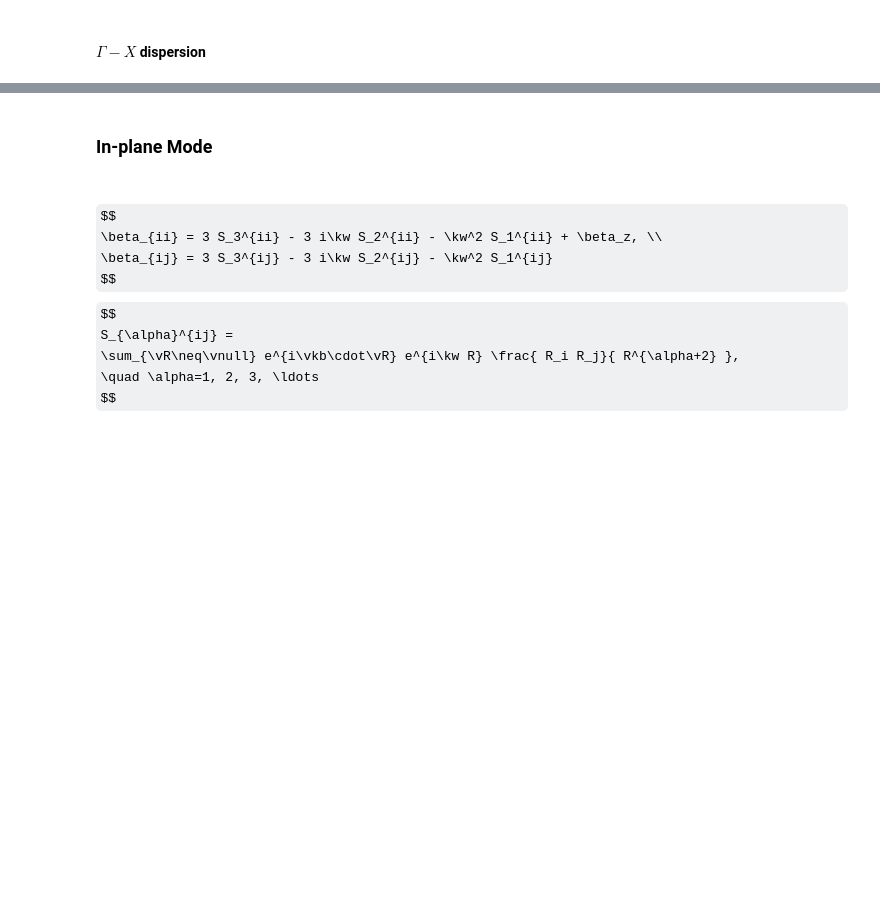
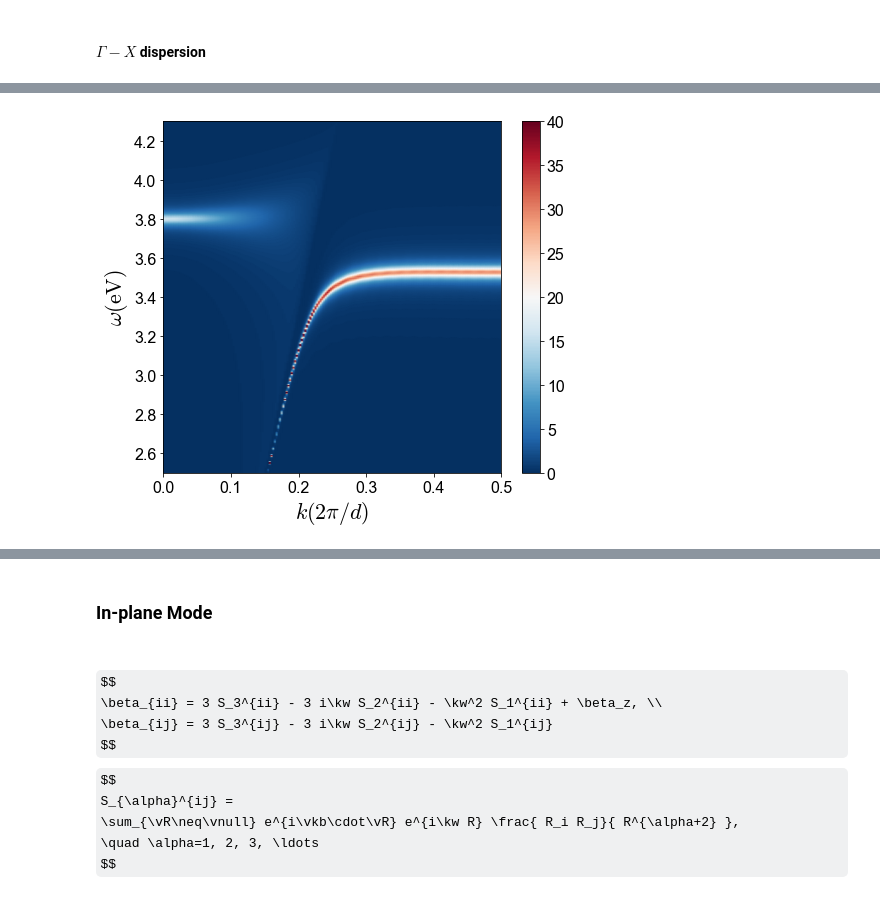
Before and after one commit to 711er/cde, a Jupyter notebook: cde-dynamical-band.ipynb, the cells around one changed output, grey strips where cells are left out. Cells and saved outputs as stored; diff of their text form; code cells hidden in the pictures; some formulas as TeX source; blank space fills up the shorter version.

```diff
--- a/cde-dynamical-band.ipynb
+++ b/cde-dynamical-band.ipynb
@@ -270,0 +289,25 @@ plt.show()
+# %%
+def band_k( kvec, w_min, w_max, nw_raw, nw_interp, \
+           band_func, eps_drude, a, a_o_d, \
+           band_paras):
+#            N_2, N_3, N_G, N_R, E, lat ):
+    ws_raw = np.linspace( w_min, w_max, nw_raw )
+    kws_raw = ev2kw(ws_raw, d)*twopi
+    y_raw = [ band_func( kvec, kw, eps_drude, a, a_o_d, band_paras ) \
+             for kw in kws_raw ]
+    ws_interp = np.linspace( w_min, w_max, nw_interp )
+    y_interp = np.interp( ws_interp, ws_raw, y_raw )
+    max_loc = np.r_[True, y_interp[1:] > y_interp[:-1]] \
+    & np.r_[y_interp[:-1] > y_interp[1:], True]
+    band = ws_interp[max_loc]
+    return band, y_interp
+
+def band_func_z( kvec, kw, eps_drude, a, a_o_d, band_paras ):
+    d = a/a_o_d
+    N_2, N_3, N_G, N_R, E, lat = band_paras
+    w = kw2ev(kw, d)/twopi
+    pol = alpha(w, eps_drude, a=a, a_o_d=a_o_d,
+                unit='eV', rad_corr=True)
+    beta = beta_z( kvec, kw, N_2, N_3, N_G, N_R, E, lat )
+    M = 1.0/pol - beta/d**3
+    return np.imag( 1.0/M )/a**3
@@ -270,0 +366,19 @@ plt.show()
+# %%
+ws_interp = np.linspace(w_min, w_max, nw_interp)
+kgrid, wgrid = np.meshgrid( ks, ws_interp )
+
+fig = plt.figure(figsize=(7,6))
+ax = fig.add_subplot(111)
+
+im = ax.pcolormesh(kgrid, wgrid, np.transpose(pol_eff),
+                   vmin = 0, vmax = 40,
+                   cmap='RdBu_r', shading='gouraud')
+fig.colorbar(im)
+plt.xlabel(r'$k(2\pi/d)$')
+plt.ylabel(r'$\omega(\mathrm{eV})$')
+plt.tight_layout()
+plt.savefig('T-mode-dynamical.pdf')
+plt.show()
+# plt.pcolor(np.transpose(pol_eff))
+# %% [output]
+[figure, added]
```
Also changed, not shown: parts of 24 cells of this notebook, 4 other files.
